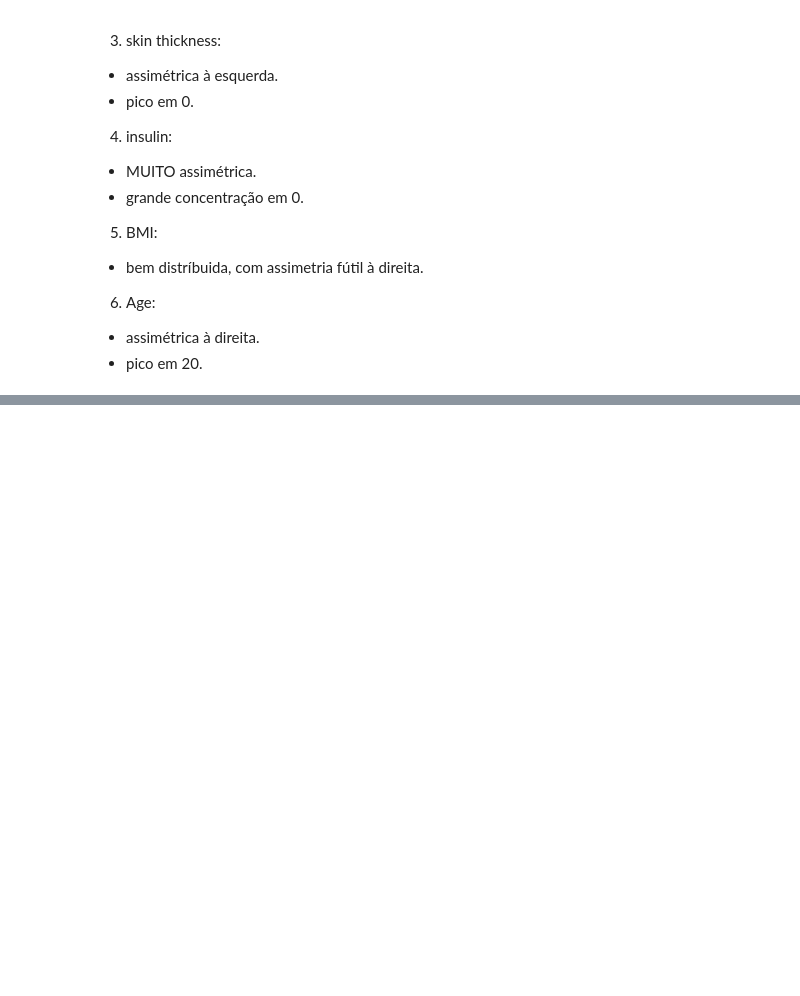
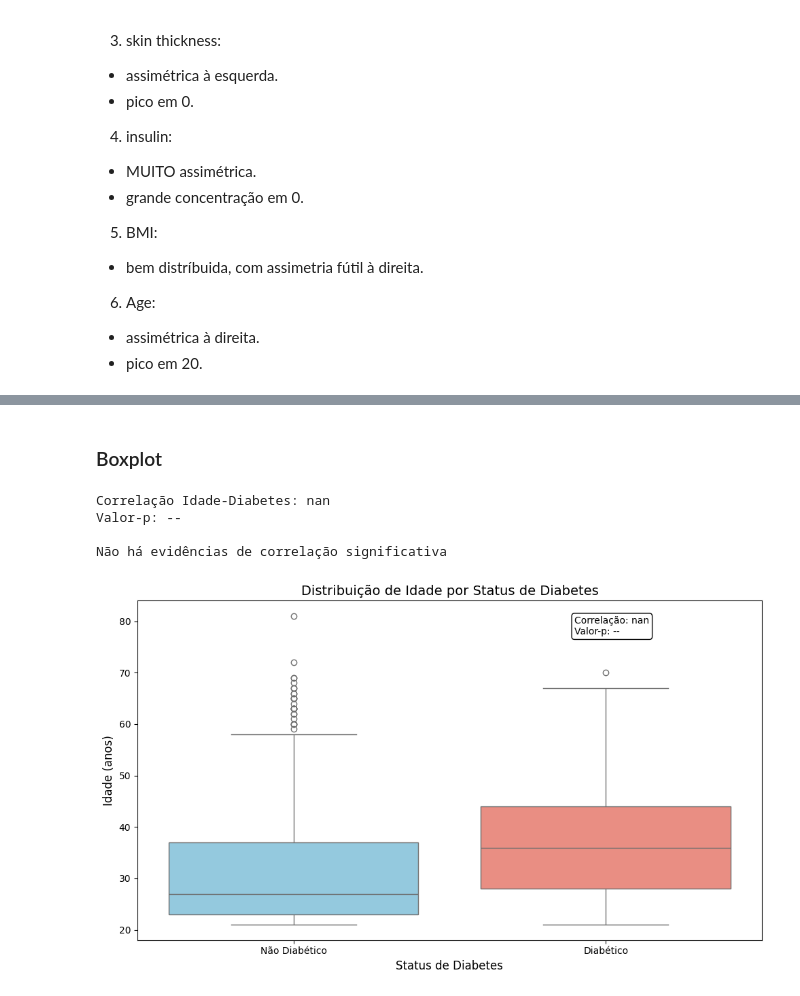
Before and after one commit to Dexmachi/Processo-seletivo-CiS, a Jupyter notebook: Questionário CiS.ipynb, the cells around one changed output, grey strips where cells are left out. Saved outputs shown, nothing was run; the diff lists cells and outputs as text; code cells hidden in the pictures; blank space fills up the shorter version.

```diff
--- a/Questionário CiS.ipynb
+++ b/Questionário CiS.ipynb
@@ -295,0 +305,38 @@ plt.show()
+# %% [markdown]
+### Boxplot
+# %%
+corr, p_value = sts.pointbiserialr(ds['Age'], ds['Outcome'])
+
+print(f"Correlação Idade-Diabetes: {corr:.3f}")
+print(f"Valor-p: {p_value:.4f}")
+
+alpha = 0.05
+if p_value < alpha:
+    print("\nHá evidências estatísticas de correlação significativa (p < 0.05)")
+else:
+    print("\nNão há evidências de correlação significativa")
+
+plt.figure(figsize=(10, 6))
+
+sns.boxplot(x='Outcome', y='Age', data=ds,
+            hue='Outcome', palette=['skyblue', 'salmon'],
+            dodge=False, legend=False)
+
+plt.title('Distribuição de Idade por Status de Diabetes', fontsize=14)
+plt.xlabel('Status de Diabetes', fontsize=12)
+plt.ylabel('Idade (anos)', fontsize=12)
+plt.xticks([0, 1], ['Não Diabético', 'Diabético'])
+
+
+plt.annotate(f'Correlação: {corr:.2f}\nValor-p: {p_value:.4f}',
+             xy=(0.7, 0.9), xycoords='axes fraction',
+             bbox=dict(boxstyle='round', fc='white'))
+
+plt.tight_layout()
+plt.show()
+# %% [output]
+Correlação Idade-Diabetes: nan
+Valor-p: --
+
+Não há evidências de correlação significativa
+[figure, added]
```
Also changed, not shown: parts of 39 cells of this notebook.
